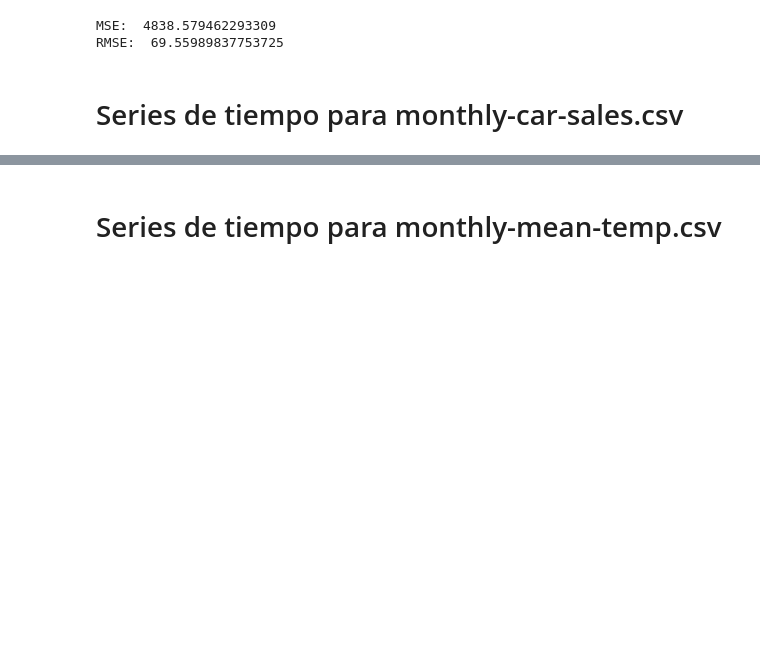
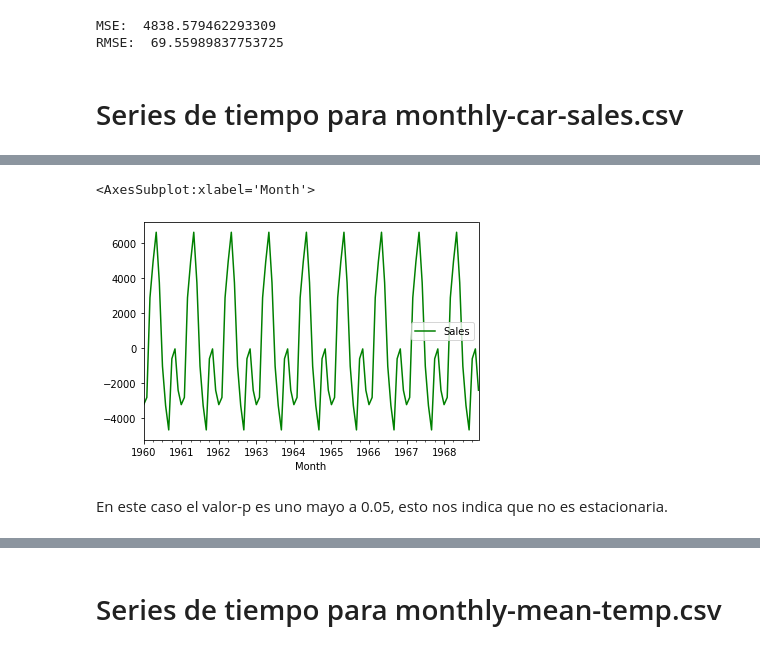
Before and after one commit to ricardoVA999/Lab7-DS, a Jupyter notebook: lab7.ipynb, the cells around one changed output, grey strips where cells are left out. Saved outputs shown, nothing was run; the diff lists cells and outputs as text; code cells hidden in the pictures; blank space fills up the shorter version.

```diff
--- a/lab7.ipynb
+++ b/lab7.ipynb
@@ -739,0 +812,8 @@ RMSE:  69.55989837753725
+# %%
+seasonality=decompose_data.seasonal
+seasonality.plot(color='green')
+# %% [output]
+<AxesSubplot:xlabel='Month'>
+[figure, added]
+# %% [markdown]
+En este caso el valor-p es uno mayo a 0.05, esto nos indica que no es estacionaria.
```
Also changed, not shown: parts of 49 cells of this notebook, 1 other file.
